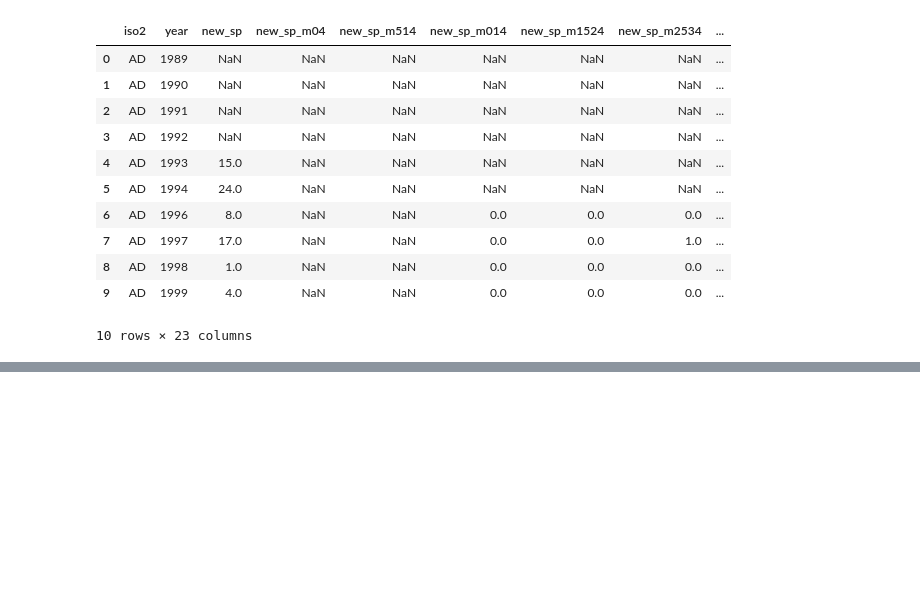
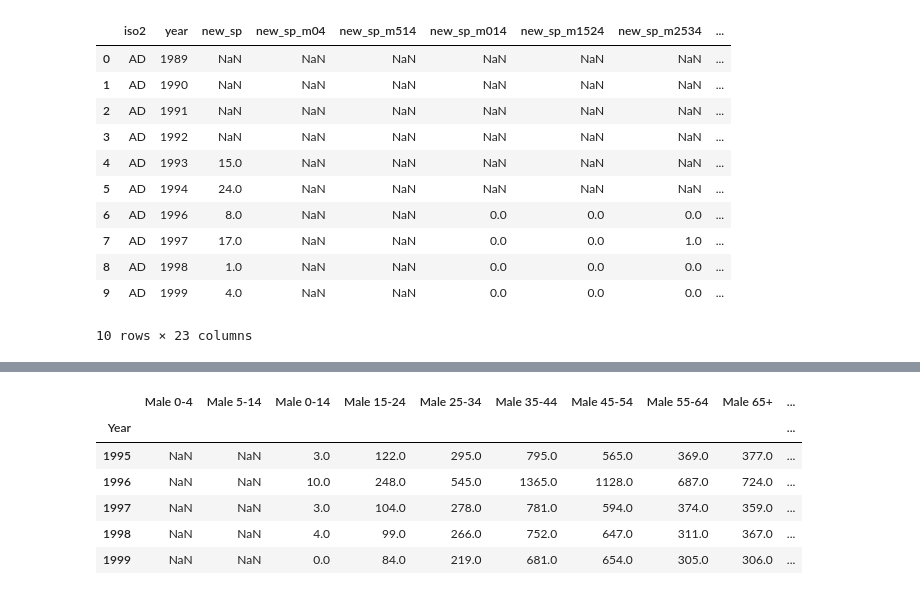
Before and after one commit to abcinpg123/ABD-Jakub-Prokop, a Jupyter notebook: lab2/Command files/lab2.ipynb, the cells around one changed output, grey strips where cells are left out. Saved outputs shown, nothing was run; the diff lists cells and outputs as text; code cells hidden in the pictures; blank space fills up the shorter version.

```diff
--- a/lab2/Command files/lab2.ipynb
+++ b/lab2/Command files/lab2.ipynb
@@ -62,0 +89,17 @@ TypeError: 'list' object is not callable
+# %%
+# przeniesienie danych z każdego kraju do osobnej tabeli; stworzenie słownika w formacie { Kraj(iso) : tabela }
+
+data_dict = {}
+
+for iso in pd.unique(tb.Country):
+    data_dict[iso] = tb.set_index('Country').filter(like=str(iso), axis=0).set_index('Year')
+
+data_dict['PL'].head()
+# %% [output]
+|  | Male 0-4 | Male 5-14 | Male 0-14 | Male 15-24 | Male 25-34 | Male 35-44 | Male 45-54 | Male 55-64 | Male 65+ | ... |
+| Year |  |  |  |  |  |  |  |  |  | ... |
+| 1995 | NaN | NaN | 3.0 | 122.0 | 295.0 | 795.0 | 565.0 | 369.0 | 377.0 | ... |
+| 1996 | NaN | NaN | 10.0 | 248.0 | 545.0 | 1365.0 | 1128.0 | 687.0 | 724.0 | ... |
+| 1997 | NaN | NaN | 3.0 | 104.0 | 278.0 | 781.0 | 594.0 | 374.0 | 359.0 | ... |
+| 1998 | NaN | NaN | 4.0 | 99.0 | 266.0 | 752.0 | 647.0 | 311.0 | 367.0 | ... |
+| 1999 | NaN | NaN | 0.0 | 84.0 | 219.0 | 681.0 | 654.0 | 305.0 | 306.0 | ... |
```
Also changed, not shown: parts of 5 cells of this notebook, 6 other files.
